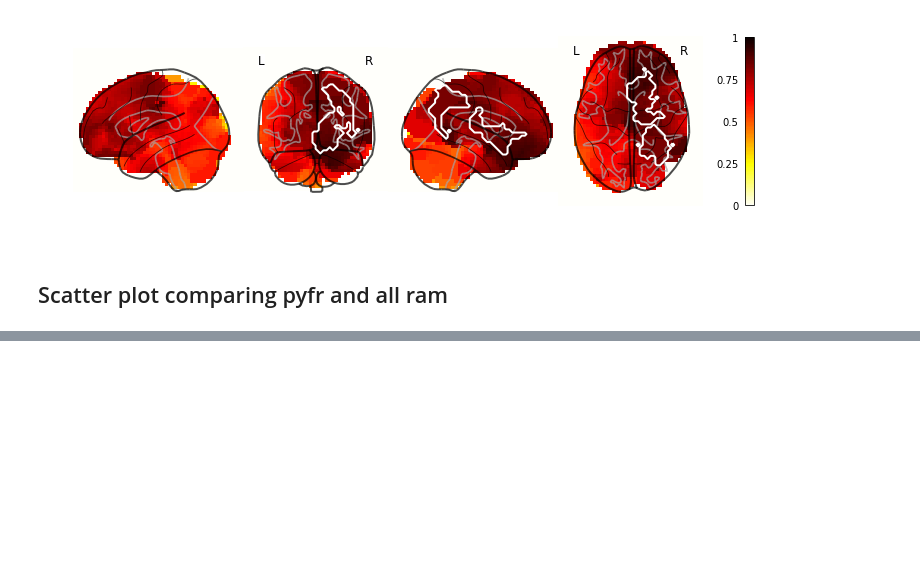
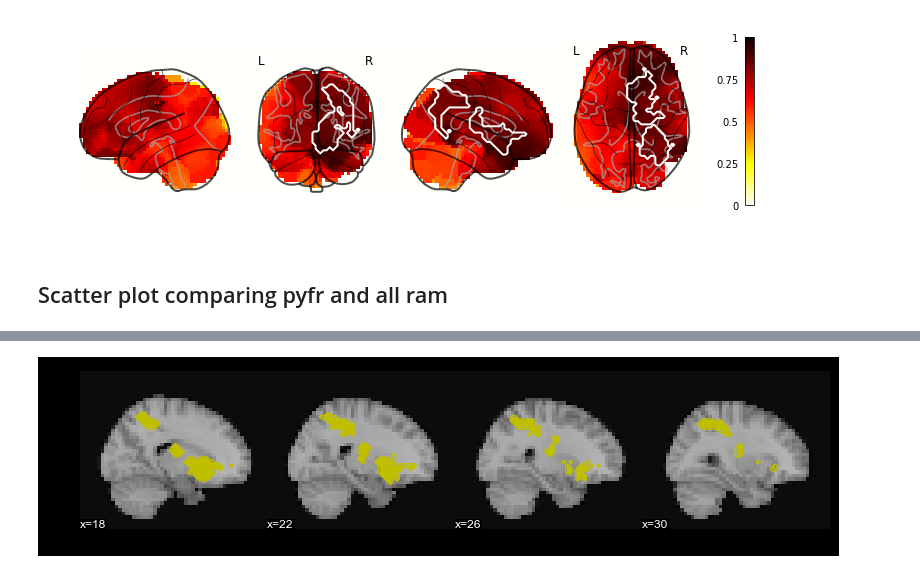
Before and after one commit to ContextLab/supereeg_paper, a Jupyter notebook: code/notebooks/best_loc.ipynb, the cells around one changed output, grey strips where cells are left out. Saved outputs shown, nothing was run; the diff lists cells and outputs as text; code cells hidden in the pictures; blank space fills up the shorter version.

```diff
--- a/code/notebooks/best_loc.ipynb
+++ b/code/notebooks/best_loc.ipynb
@@ -435,0 +446,8 @@ plot.plot_2d_corr_hist(best_locs_df, outfile=outfile)
+# %%
+fig_count +=1
+outfile = os.path.join(fig_dir, str(fig_count) + '.pdf')
+display = ni_plt.plot_anat(sub_nii, display_mode='x', cut_coords=[18, 22, 26, 30])
+display.add_contours(mask, levels=[.5], filled=True, colors='y')
+plt.savefig(outfile)
+# %% [output]
+[figure, added]
```
Also changed, not shown: parts of 3 cells of this notebook, 33 other files.
